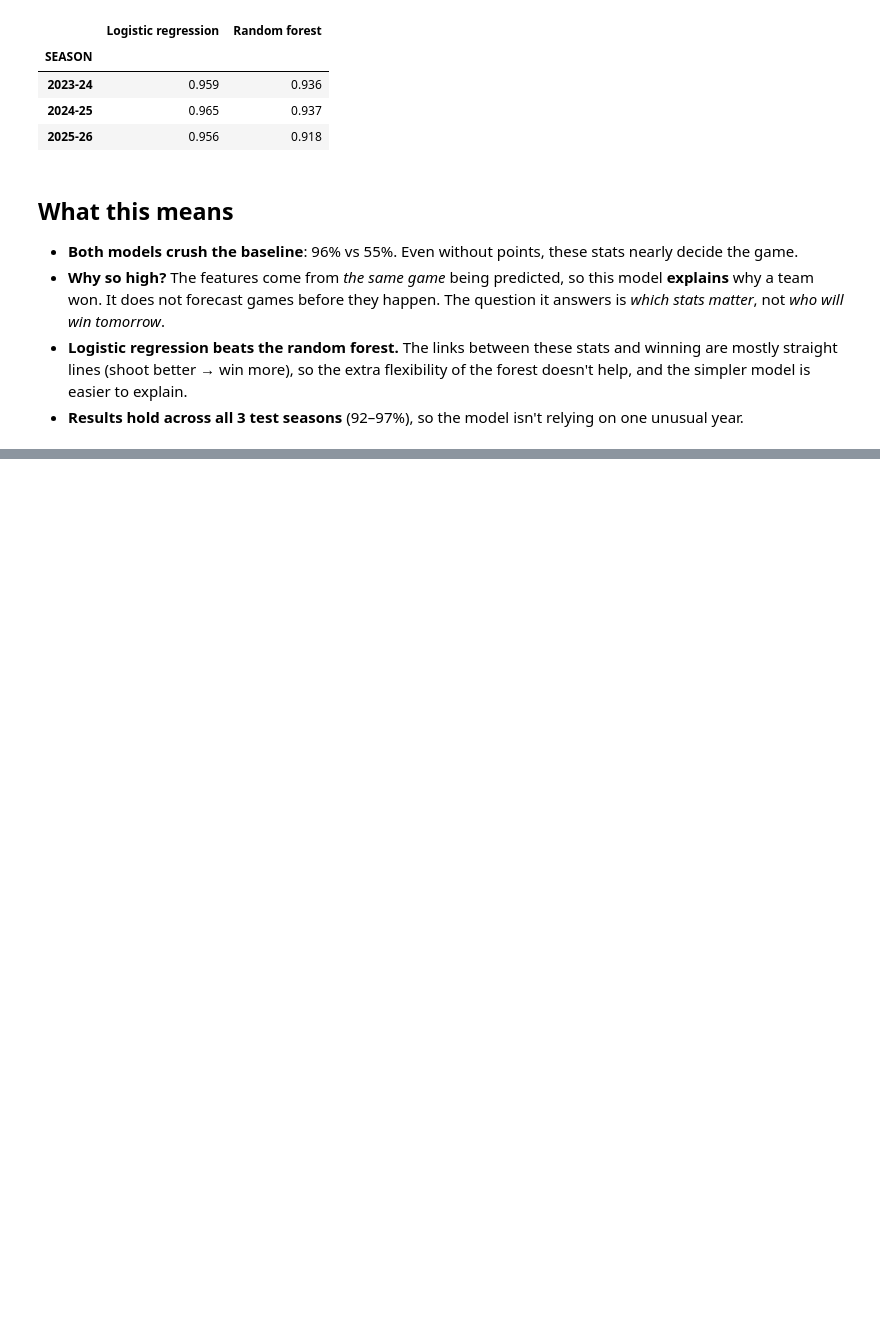
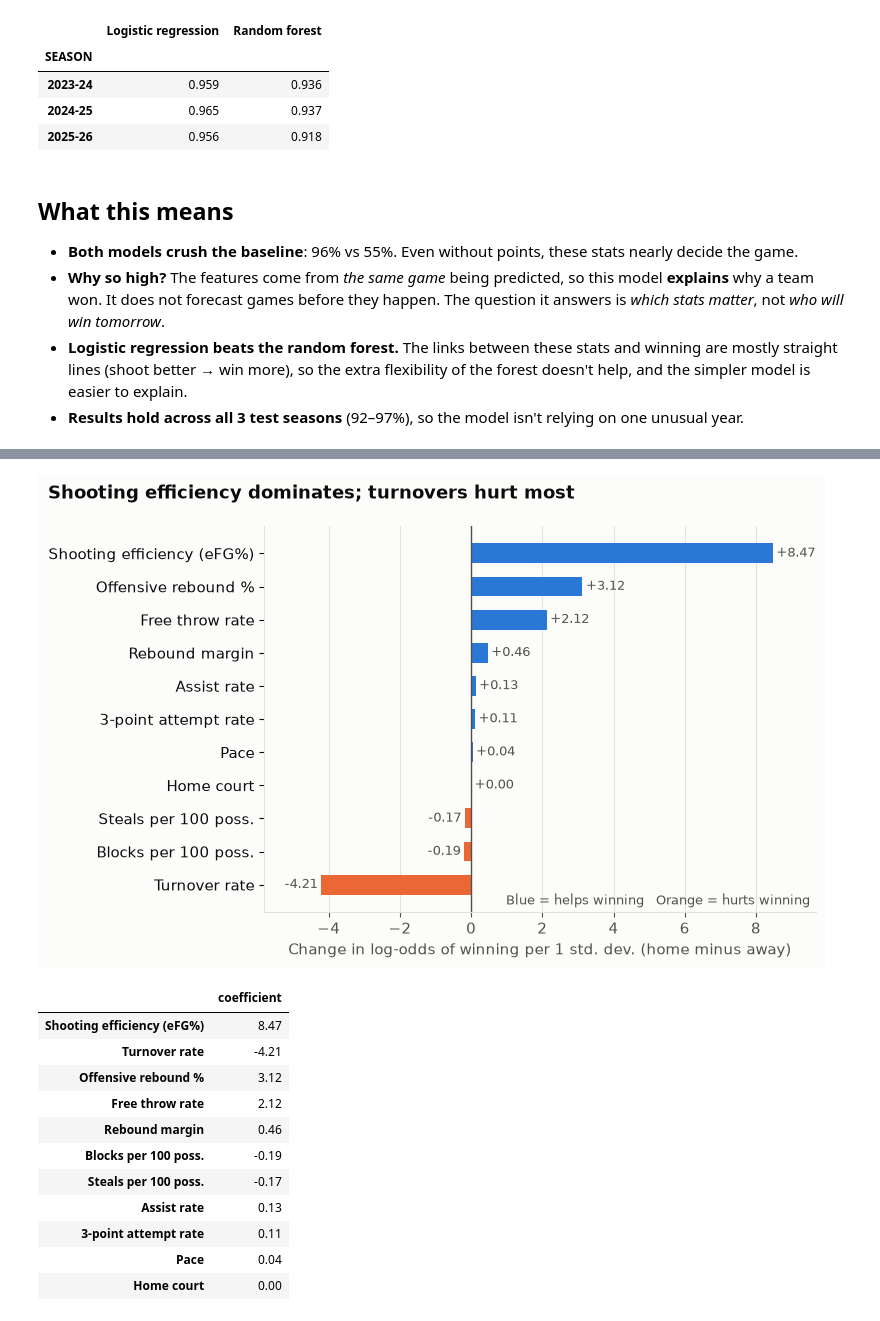
Before and after one commit to QYang5917/nba-win-predictors, a Jupyter notebook: notebooks/analysis.ipynb, the cells around one changed output, grey strips where cells are left out. Saved outputs shown, nothing was run; the diff lists cells and outputs as text; code cells hidden in the pictures; blank space fills up the shorter version.

Commit message:
Add feature importance analysis and charts
Co-Authored-By: Claude Opus 5.5 <noreply@anthropic.com>

```diff
--- a/notebooks/analysis.ipynb
+++ b/notebooks/analysis.ipynb
@@ -88,0 +95,46 @@ by_season.groupby('SEASON').apply(
+# %%
+import matplotlib.pyplot as plt
+from sklearn.inspection import permutation_importance
+
+BLUE, ORANGE = '#2a78d6', '#eb6834'
+INK, INK2, GRID = '#0b0b0b', '#52514e', '#e4e3df'
+LABELS = {'EFG_PCT_DIFF': 'Shooting efficiency (eFG%)', 'TOV_PCT_DIFF': 'Turnover rate',
+          'OREB_PCT_DIFF': 'Offensive rebound %', 'FT_RATE_DIFF': 'Free throw rate',
+          'REB_MARGIN': 'Rebound margin', 'FG3A_RATE_DIFF': '3-point attempt rate',
+          'AST_RATE_DIFF': 'Assist rate', 'STL_PER100_DIFF': 'Steals per 100 poss.',
+          'BLK_PER100_DIFF': 'Blocks per 100 poss.', 'PACE': 'Pace', 'HOME': 'Home court'}
+plt.rcParams.update({'font.size': 11, 'axes.edgecolor': GRID, 'axes.labelcolor': INK2,
+                     'xtick.color': INK2, 'ytick.color': INK, 'axes.spines.top': False,
+                     'axes.spines.right': False, 'figure.facecolor': '#fcfcfb',
+                     'axes.facecolor': '#fcfcfb', 'savefig.dpi': 160})
+# %%
+coefs = pd.Series(logreg[-1].coef_[0], index=FEATURES).rename(LABELS).sort_values()
+fig, ax = plt.subplots(figsize=(8, 5))
+colors = [BLUE if v > 0 else ORANGE for v in coefs]
+ax.barh(coefs.index, coefs.values, color=colors, height=0.6)
+ax.axvline(0, color=INK2, lw=1)
+ax.grid(axis='x', color=GRID, lw=0.8); ax.set_axisbelow(True)
+for y, v in enumerate(coefs.values):
+    ax.text(v + (0.1 if v >= 0 else -0.1), y, f'{v:+.2f}', va='center',
+            ha='left' if v >= 0 else 'right', color=INK2, fontsize=9)
+ax.set_xlim(coefs.min() - 1.6, coefs.max() + 1.2)
+ax.set_xlabel('Change in log-odds of winning per 1 std. dev. (home minus away)')
+fig.suptitle('Shooting efficiency dominates; turnovers hurt most', x=0.02, ha='left', color=INK, fontweight='bold')
+ax.text(0.99, 0.02, 'Blue = helps winning   Orange = hurts winning', transform=ax.transAxes,
+        ha='right', color=INK2, fontsize=9)
+fig.tight_layout(); fig.savefig('../figures/logreg_coefficients.png'); plt.show()
+coefs.sort_values(key=abs, ascending=False).round(2).to_frame('coefficient')
+# %% [output]
+[figure, added]
+|  | coefficient |
+| Shooting efficiency (eFG%) | 8.47 |
+| Turnover rate | -4.21 |
+| Offensive rebound % | 3.12 |
+| Free throw rate | 2.12 |
+| Rebound margin | 0.46 |
+| Blocks per 100 poss. | -0.19 |
+| Steals per 100 poss. | -0.17 |
+| Assist rate | 0.13 |
+| 3-point attempt rate | 0.11 |
+| Pace | 0.04 |
+| Home court | 0.00 |
```
Also changed, not shown: parts of 4 cells of this notebook, 3 other files.
